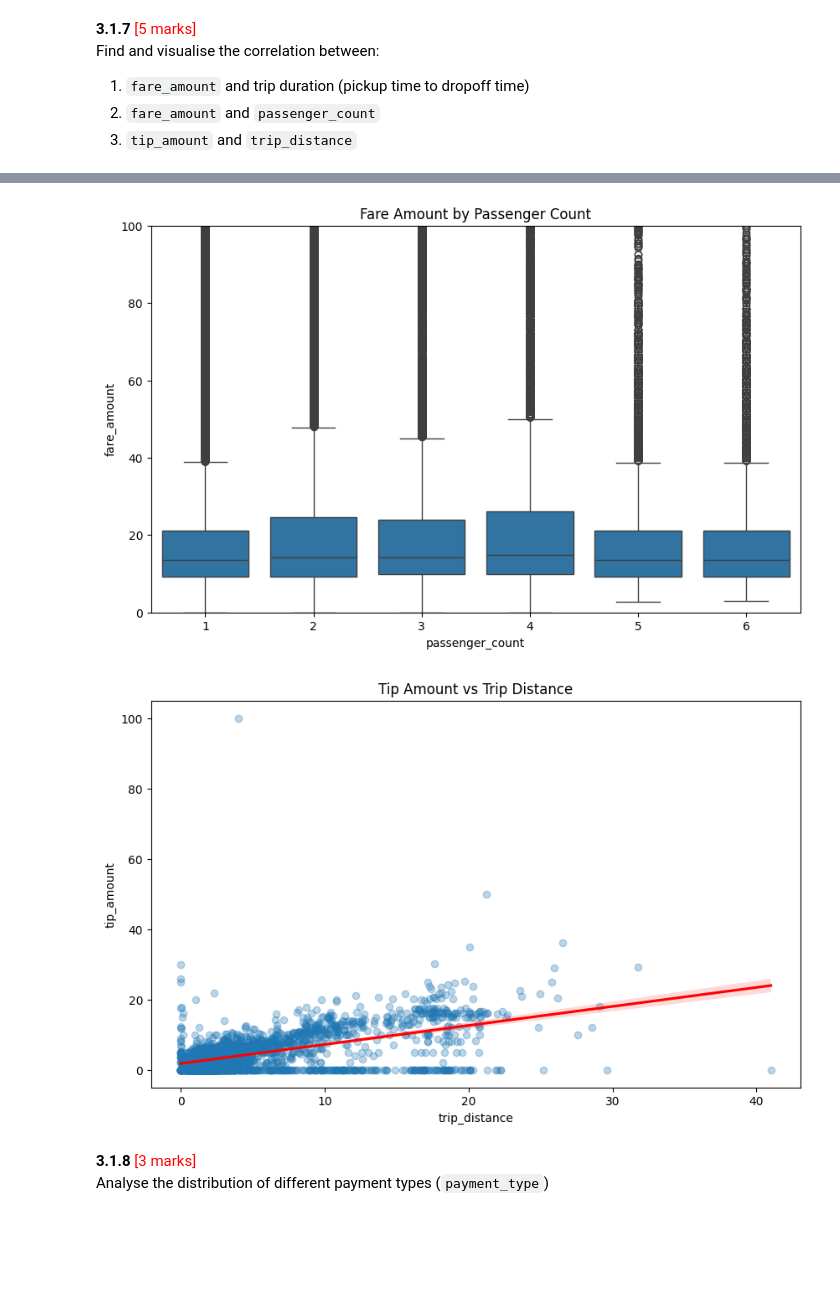
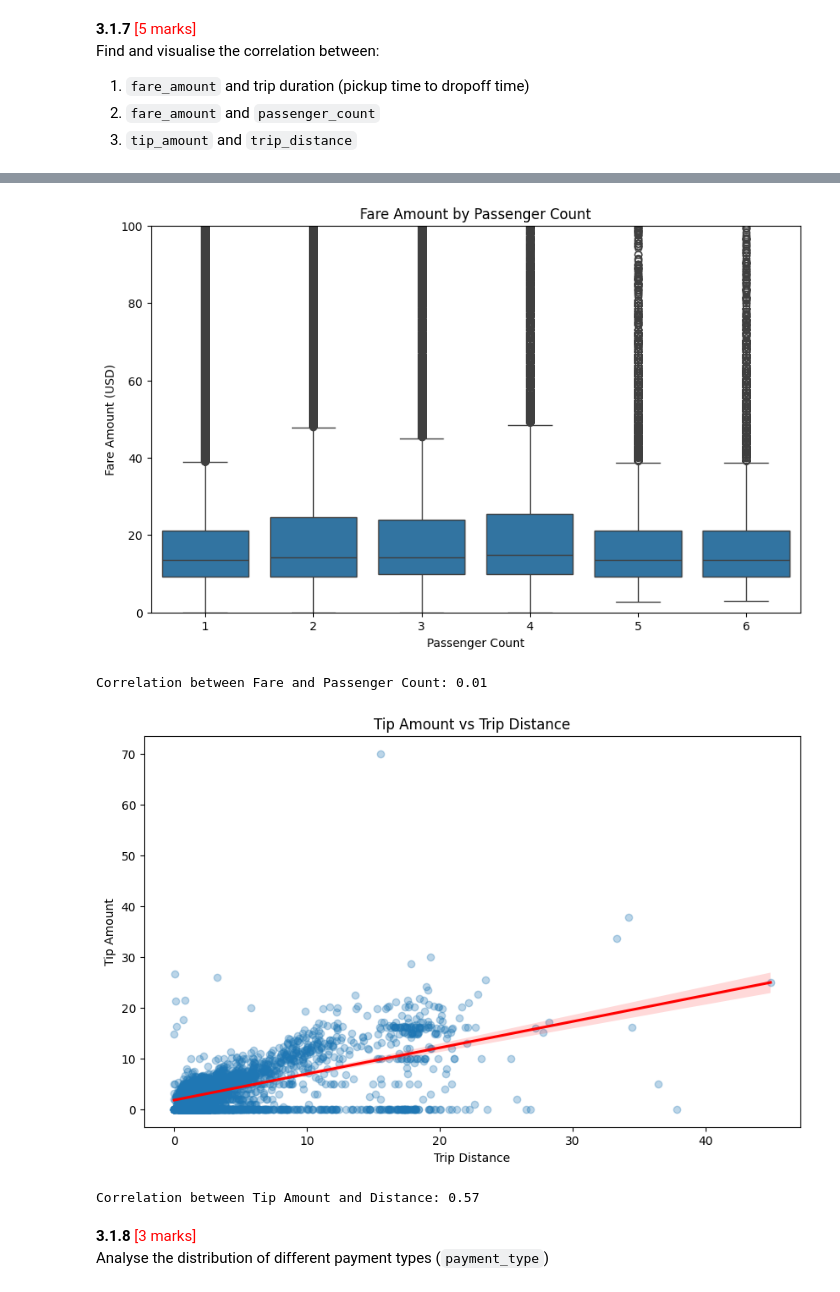
Before and after one commit to VipinMadhaan/applied-ai, a Jupyter notebook: C1MA-EDA/EDA_NYC_Taxi_Analysis_Vipin_Kumar.ipynb, the cells around one changed output, grey strips where cells are left out. Saved outputs shown, nothing was run; the diff lists cells and outputs as text; code cells hidden in the pictures; blank space fills up the shorter version.

```diff
--- a/C1MA-EDA/EDA_NYC_Taxi_Analysis_Vipin_Kumar.ipynb
+++ b/C1MA-EDA/EDA_NYC_Taxi_Analysis_Vipin_Kumar.ipynb
@@ -559,14 +618,13 @@ plt.show()
 [figure]
 # %%
 # Find and show the daily trends in taxi pickups (days of the week)
-df['day_of_week'] = df['tpep_pickup_datetime'].dt.day_name()
-days_order = ['Monday', 'Tuesday', 'Wednesday', 'Thursday', 'Friday', 'Saturday', 'Sunday']
+df['pickup_day'] = df['tpep_pickup_datetime'].dt.day_name()
+day_order = ['Monday', 'Tuesday', 'Wednesday', 'Thursday', 'Friday', 'Saturday', 'Sunday']
 
 plt.figure(figsize=(10, 6))
-sns.countplot(data=df, x='day_of_week', order=days_order, hue='day_of_week', palette='magma', legend=False)
-plt.title('Taxi Pickups by Day of Week')
-plt.xlabel('Day')
+sns.countplot(data=df, x='pickup_day', order=day_order, palette='magma')
+plt.title('Distribution of Taxi Pickups by Day of Week')
+plt.xlabel('Day of Week')
 plt.ylabel('Number of Trips')
-plt.xticks(rotation=45)
 plt.show()
 # %% [output]
@@ -625,5 +682,6 @@ Filter out the zero values from the above columns.
 # We exclude rows where fare_amount or total_amount is 0.
 # We keep trip_distance = 0 if PULocationID == DOLocationID as it might be a valid wait/cancellation.
 df_filtered = df[(df['fare_amount'] > 0) & (df['total_amount'] > 0)].copy()
+df_filtered = df_filtered[(df_filtered['trip_distance'] > 0) | ((df_filtered['trip_distance'] == 0) & (df_filtered['PULocationID'] != df_filtered['DOLocationID']))]
 print(f"Filtered zero fares. Remaining records: {len(df_filtered)}")
 # %% [output]
@@ -643,0 +692,12 @@ plt.show()
+# %%
+# Group data by month and analyse monthly revenue
+df_filtered['pickup_month'] = df_filtered['tpep_pickup_datetime'].dt.month
+monthly_revenue = df_filtered.groupby('pickup_month')['total_amount'].sum().reset_index()
+
+plt.figure(figsize=(12, 6))
+sns.lineplot(data=monthly_revenue, x='pickup_month', y='total_amount', marker='o')
+plt.title('Total Revenue by Month')
+plt.xlabel('Month')
+plt.ylabel('Total Revenue (USD)')
+plt.xticks(range(1, 13), ['Jan', 'Feb', 'Mar', 'Apr', 'May', 'Jun', 'Jul', 'Aug', 'Sep', 'Oct', 'Nov', 'Dec'])
+plt.show()
@@ -695,17 +761,29 @@ plt.figure(figsize=(10, 6))
 sns.boxplot(data=df_filtered, x='passenger_count', y='fare_amount')
 plt.ylim(0, 100)
 plt.title('Fare Amount by Passenger Count')
+plt.xlabel('Passenger Count')
+plt.ylabel('Fare Amount (USD)')
 plt.show()
+
+corr_fare_pass = df[['fare_amount', 'passenger_count']].corr().iloc[0,1]
+print(f'Correlation between Fare and Passenger Count: {corr_fare_pass:.2f}')
 # %% [output]
-[figure, old version]
+[figure, new version]
+Correlation between Fare and Passenger Count: 0.01
 # %%
 # Show relationship between tip and trip distance
 plt.figure(figsize=(10, 6))
 sns.regplot(data=df_filtered.sample(5000), x='trip_distance', y='tip_amount', scatter_kws={'alpha':0.3}, line_kws={'color':'red'})
 plt.title('Tip Amount vs Trip Distance')
+plt.xlabel('Trip Distance')
+plt.ylabel('Tip Amount')
 plt.show()
+
+corr_tip_dist = df[['tip_amount', 'trip_distance']].corr().iloc[0,1]
+print(f'Correlation between Tip Amount and Distance: {corr_tip_dist:.2f}')
 # %% [output]
-[figure, old version]
+[figure, new version]
+Correlation between Tip Amount and Distance: 0.57
 # %% [markdown]
 **3.1.8** <font color = red>[3 marks]</font> <br>
 Analyse the distribution of different payment types (`payment_type`)
```
Also changed, not shown: parts of 74 cells of this notebook, 24 other files.
